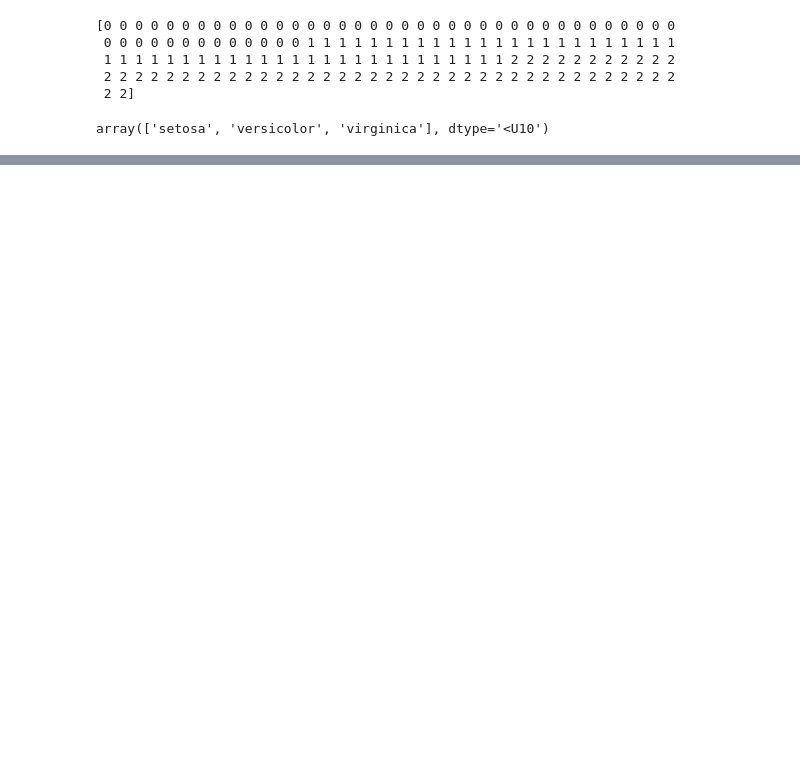
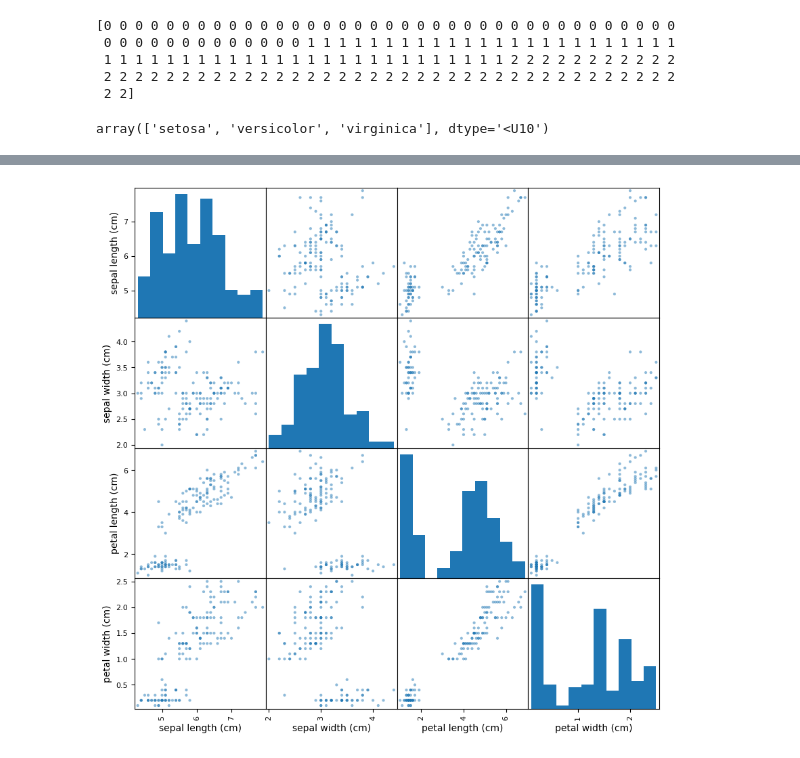
Before and after one commit to jamesfothergill/Eduonix_MachineLearning_Course, a Jupyter notebook: Eduonix/PCAvis.ipynb, the cells around one changed output, grey strips where cells are left out. Saved outputs shown, nothing was run; the diff lists cells and outputs as text; code cells hidden in the pictures; blank space fills up the shorter version.

```diff
--- a/Eduonix/PCAvis.ipynb
+++ b/Eduonix/PCAvis.ipynb
@@ -29,0 +75,9 @@ array(['setosa', 'versicolor', 'virginica'], dtype='<U10')
+# %%
+from pandas.plotting import scatter_matrix
+import matplotlib.pyplot as plt
+
+# display scatter plot matrix
+scatter_matrix(df, figsize = (10, 10))
+plt.show()
+# %% [output]
+[figure, added]
```
Also changed, not shown: parts of 10 cells of this notebook.
